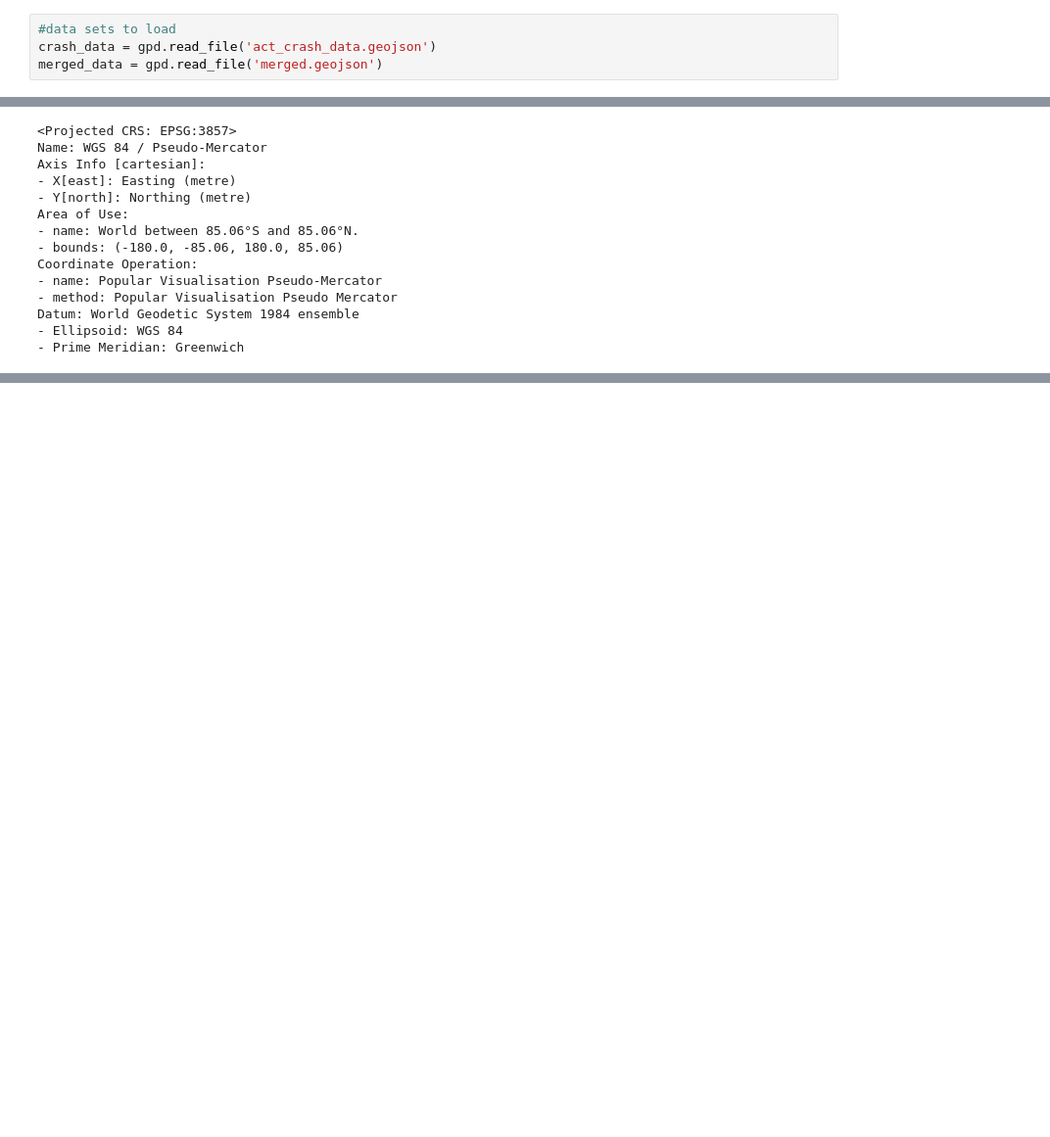
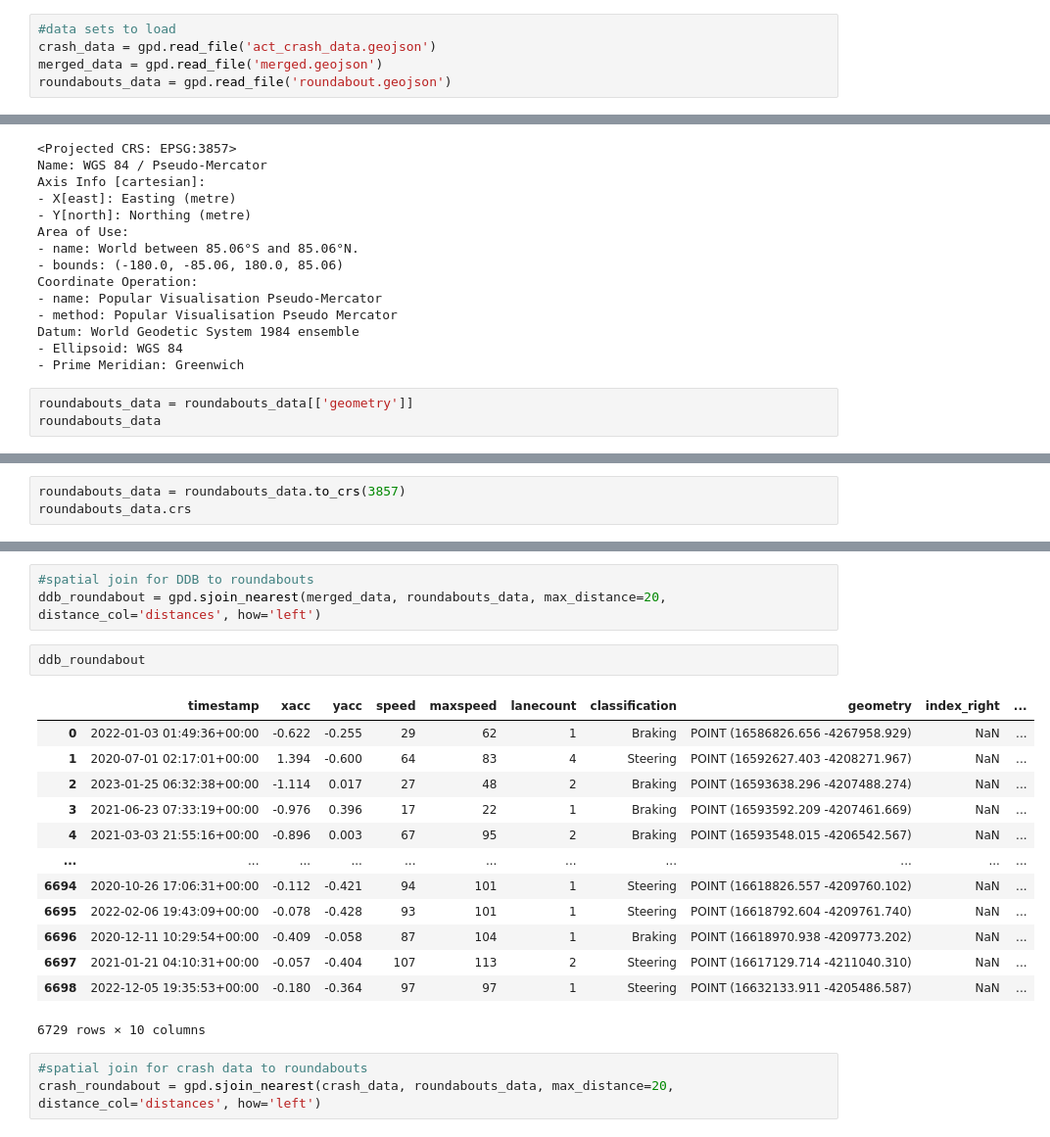
Before and after one commit to tylershienlim/python-CompassIoT-Capstone, a Jupyter notebook: DD-Roundabout-13657919.ipynb, the cells around one changed output, grey strips where cells are left out. Shown: that part at 98% size. Drawn from its saved outputs; the diff is of its cells as text; blank space fills up the shorter version.

Commit message:
update
trying to merge and leave only accident/ddb data within roundabouts

```diff
--- a/DD-Roundabout-13657919.ipynb
+++ b/DD-Roundabout-13657919.ipynb
@@ -5,6 +5,7 @@ import geopandas as gpd
 #data sets to load
 crash_data = gpd.read_file('act_crash_data.geojson')
 merged_data = gpd.read_file('merged.geojson')
+roundabouts_data = gpd.read_file('roundabout.geojson')
 # %%
 crash_data.head()
 # %% [output]
@@ -87,3 +88,6 @@ Coordinate Operation:
 Datum: World Geodetic System 1984 ensemble
 - Ellipsoid: WGS 84
 - Prime Meridian: Greenwich
+# %%
+roundabouts_data = roundabouts_data[['geometry']]
+roundabouts_data
@@ -89,0 +122,3 @@ Datum: World Geodetic System 1984 ensemble
+# %%
+roundabouts_data = roundabouts_data.to_crs(3857)
+roundabouts_data.crs
@@ -89,0 +140,22 @@ Datum: World Geodetic System 1984 ensemble
+# %%
+#spatial join for DDB to roundabouts
+ddb_roundabout = gpd.sjoin_nearest(merged_data, roundabouts_data, max_distance=20, distance_col='distances', how='left')
+# %%
+ddb_roundabout
+# %% [output]
+|  | timestamp | xacc | yacc | speed | maxspeed | lanecount | classification | geometry | index_right | ... |
+| 0 | 2022-01-03 01:49:36+00:00 | -0.622 | -0.255 | 29 | 62 | 1 | Braking | POINT (16586826.656 -4267958.929) | NaN | ... |
+| 1 | 2020-07-01 02:17:01+00:00 | 1.394 | -0.600 | 64 | 83 | 4 | Steering | POINT (16592627.403 -4208271.967) | NaN | ... |
+| 2 | 2023-01-25 06:32:38+00:00 | -1.114 | 0.017 | 27 | 48 | 2 | Braking | POINT (16593638.296 -4207488.274) | NaN | ... |
+| 3 | 2021-06-23 07:33:19+00:00 | -0.976 | 0.396 | 17 | 22 | 1 | Braking | POINT (16593592.209 -4207461.669) | NaN | ... |
+| 4 | 2021-03-03 21:55:16+00:00 | -0.896 | 0.003 | 67 | 95 | 2 | Braking | POINT (16593548.015 -4206542.567) | NaN | ... |
+| ... | ... | ... | ... | ... | ... | ... | ... | ... | ... | ... |
+| 6694 | 2020-10-26 17:06:31+00:00 | -0.112 | -0.421 | 94 | 101 | 1 | Steering | POINT (16618826.557 -4209760.102) | NaN | ... |
+| 6695 | 2022-02-06 19:43:09+00:00 | -0.078 | -0.428 | 93 | 101 | 1 | Steering | POINT (16618792.604 -4209761.740) | NaN | ... |
+| 6696 | 2020-12-11 10:29:54+00:00 | -0.409 | -0.058 | 87 | 104 | 1 | Braking | POINT (16618970.938 -4209773.202) | NaN | ... |
+| 6697 | 2021-01-21 04:10:31+00:00 | -0.057 | -0.404 | 107 | 113 | 2 | Steering | POINT (16617129.714 -4211040.310) | NaN | ... |
+| 6698 | 2022-12-05 19:35:53+00:00 | -0.180 | -0.364 | 97 | 97 | 1 | Steering | POINT (16632133.911 -4205486.587) | NaN | ... |
+6729 rows × 10 columns
+# %%
+#spatial join for crash data to roundabouts
+crash_roundabout = gpd.sjoin_nearest(crash_data, roundabouts_data, max_distance=20, distance_col='distances', how='left')
```
Also changed, not shown: parts of 6 cells of this notebook.
